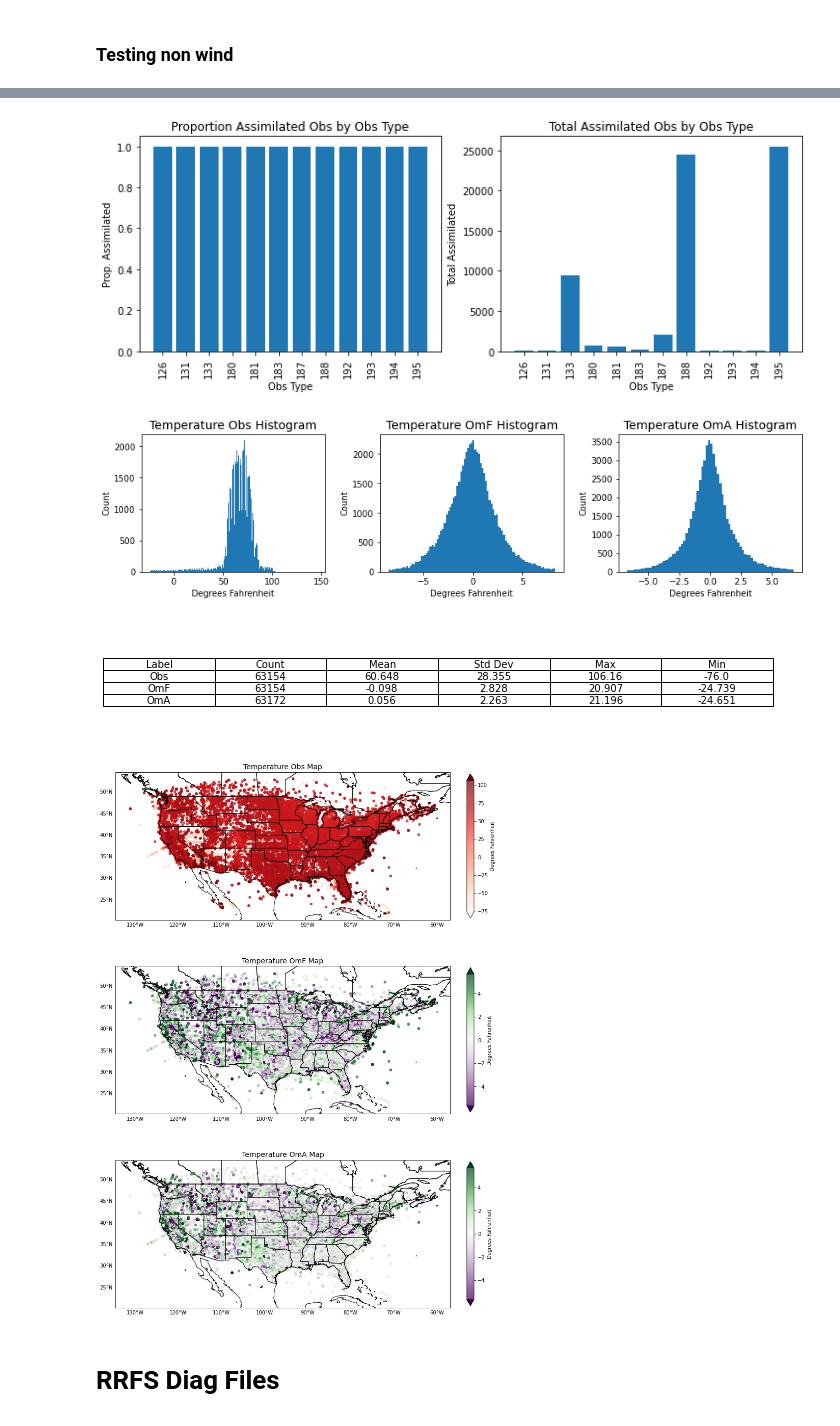
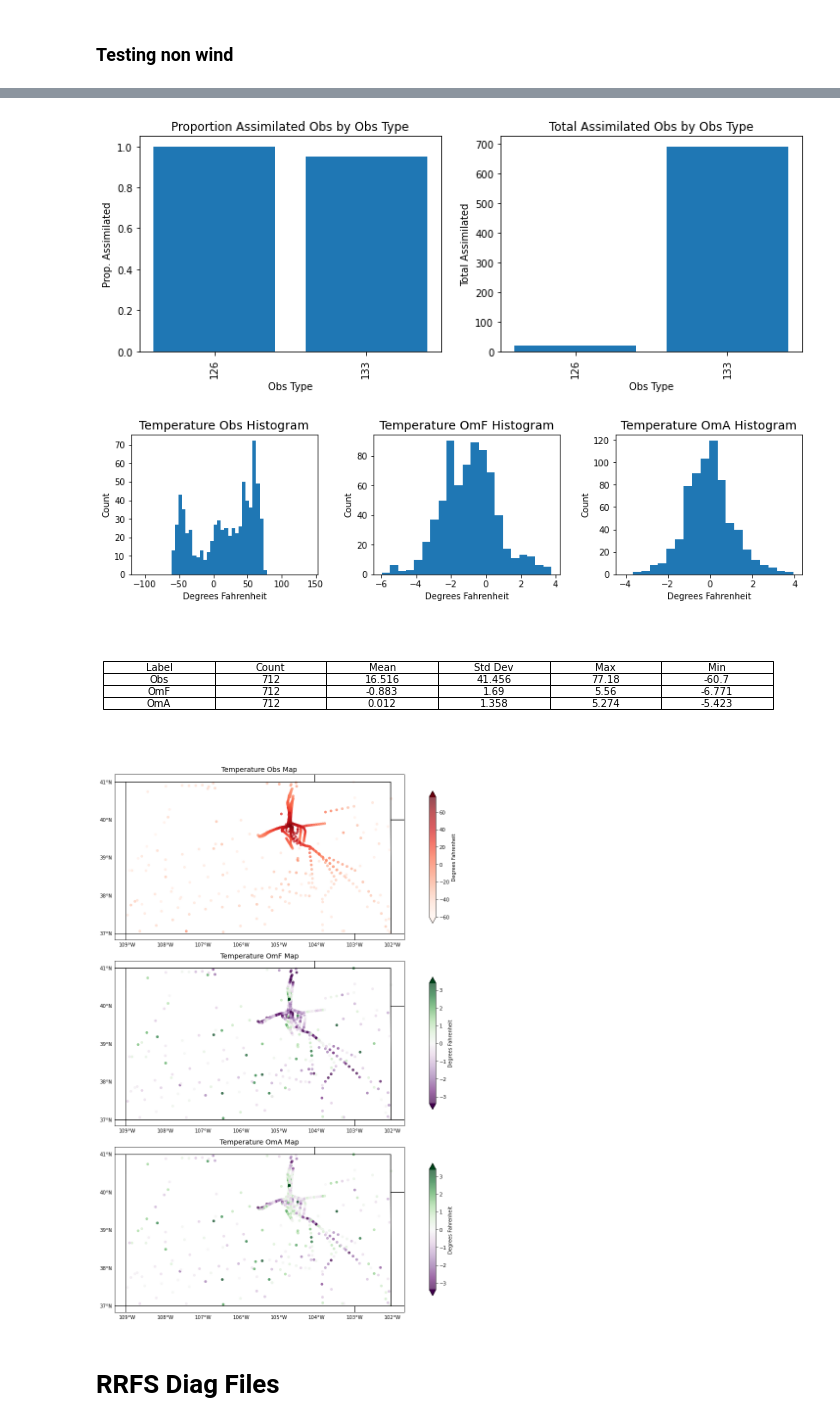
Before and after one commit to NOAA-GSL/pyDAmonitor, a Jupyter notebook: code/plot_interactive.ipynb, the cells around one changed output, grey strips where cells are left out. Drawn from its saved outputs; the diff is of its cells as text; code cells hidden in the pictures.

Commit message:
make lots of plots, small edits to fix things in filter_df and make_da_plots

```diff
--- a/code/plot_interactive.ipynb
+++ b/code/plot_interactive.ipynb
@@ -50,7 +50,8 @@ df_anl = diag_anl.get_data()
 ### Set filter arguments
 # %%
 station_ids = ['NLOYR3BA']
-obs_types = [120, 181, 187]
+obs_types_sur_temp = [181, 187, 188, 195]
+obs_types_air_temp = [126, 133]
 use = 1
 elv_range = (0,20)
 p_range = (500,1000)
@@ -61,8 +62,9 @@ co_lats = (37, 41)
 co_lons = (251, 258) #to convert from deg west to deg east (360 - deg west)
 # %%
 # temp examples
-fil_dfs = filter_df([df_anl, df_ges], use = 1)
-# fil_t_dfs = filter_df([df_t_anl, df_t_ges], lat_range=co_lats,lon_range=co_lons)
+# fil_dfs = filter_df([df_anl, df_ges], use = 1)
+fil_dfs = filter_df([df_anl, df_ges], obs_types=obs_types_air_temp,
+                    lat_range=co_lats,lon_range=co_lons)
 
 df_anl_fil = fil_dfs[0]
 df_ges_fil = fil_dfs[1]
@@ -80,10 +86,10 @@ print(len(df_ges_fil))
 # %%
-to_share_norm = make_base_plots([df_ges_fil, df_anl_fil], diag_ges.metadata)
+to_share_norm = make_base_plots([df_ges_fil, df_anl_fil], diag_ges.metadata, zoom=False)
 # %% [output]
 ------------ Temperature Data Assimilation Statistics and Plots ------------
-[figure, old version]
+[figure, new version]
-[figure, old version]
+[figure, new version]
-[figure, old version]
+[figure, new version]
-[figure, old version]
+[figure, new version]
 # %% [markdown]
 # RRFS Diag Files
```
Also changed, not shown: parts of 18 cells of this notebook, 43 other files.
